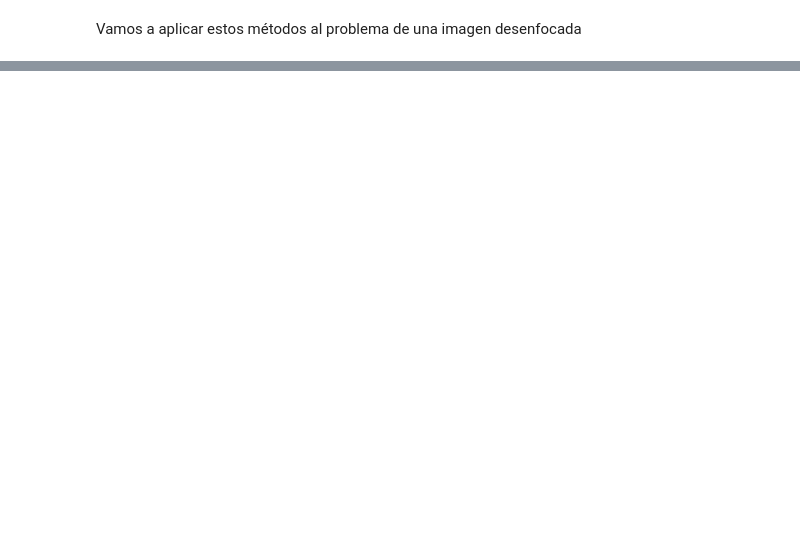
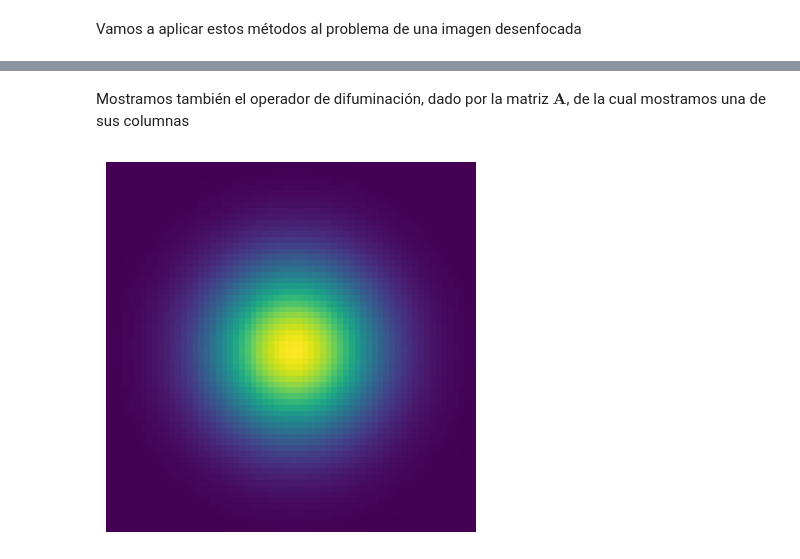
Before and after one commit to faustomartinez/trabajo-problemas-inversos, a Jupyter notebook: codigo.ipynb, the cells around one changed output, grey strips where cells are left out. Saved outputs shown, nothing was run; the diff lists cells and outputs as text; code cells hidden in the pictures; blank space fills up the shorter version.

```diff
--- a/codigo.ipynb
+++ b/codigo.ipynb
@@ -299,0 +317,9 @@ Vamos a aplicar estos métodos al problema de una imagen desenfocada
+# %% [markdown]
+Mostramos también el operador de difuminación, dado por la matriz $\mathbf A$, de la cual mostramos una de sus columnas
+# %%
+A = ejemplos.construir_A(propagacion, dimensiones)
+plt.imshow(funciones.im(A[:, int(dimensiones[0]**2/2 + dimensiones[1]/2)], dimensiones))
+plt.axis('off')
+plt.show()
+# %% [output]
+[figure, added]
```
Also changed, not shown: parts of 29 cells of this notebook, 2 other files.
